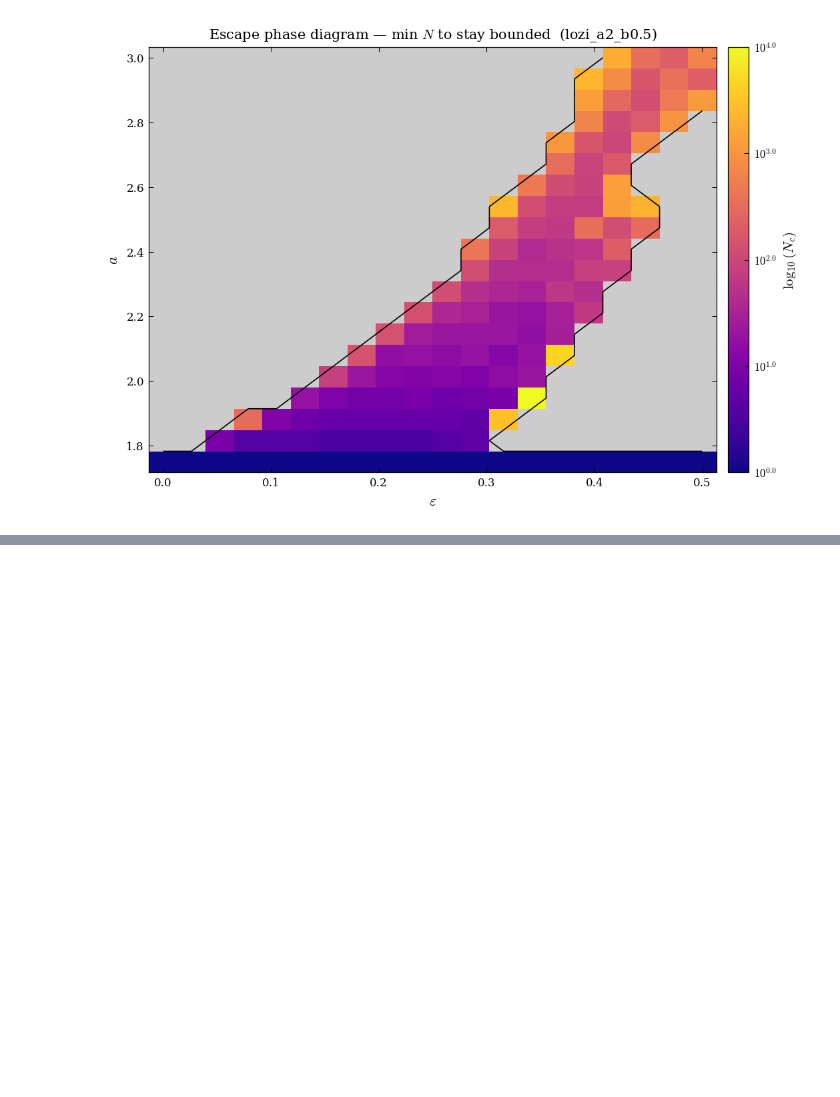
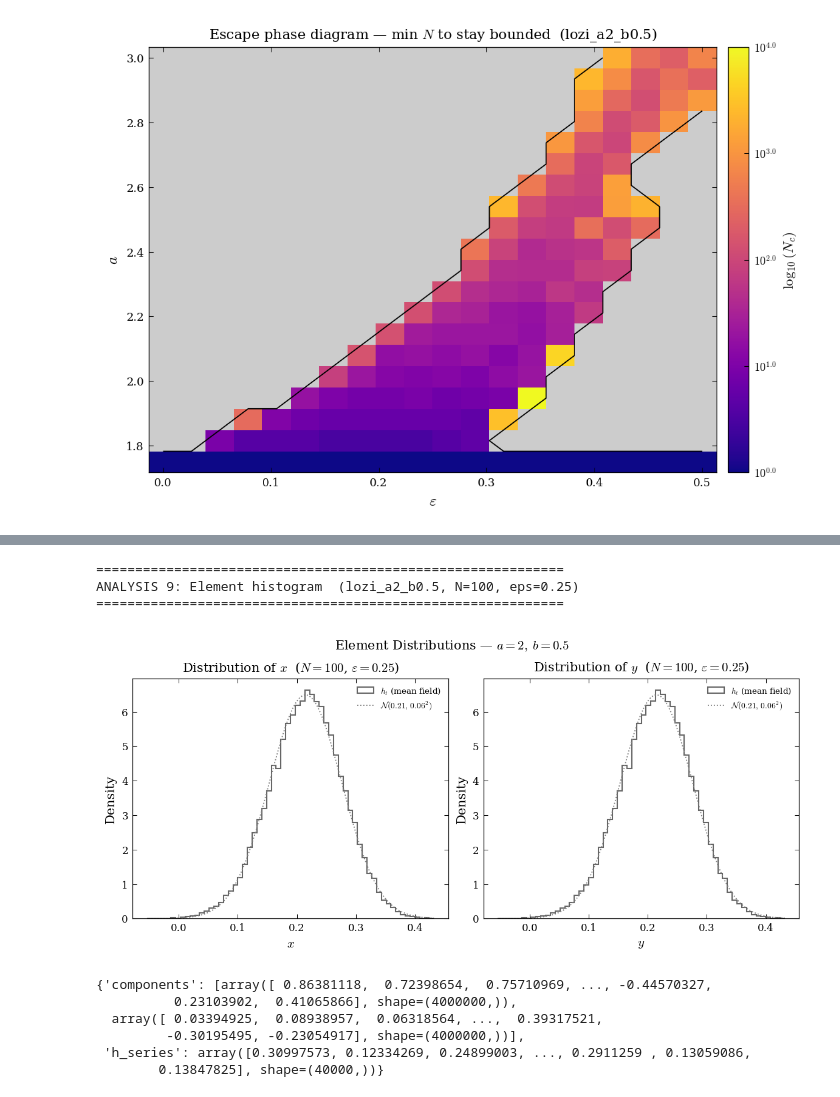
Before and after one commit to DaNameless/sophrosyne, a Jupyter notebook: code/notebooks/lozi.ipynb, the cells around one changed output, grey strips where cells are left out. Saved outputs shown, nothing was run; the diff lists cells and outputs as text; code cells hidden in the pictures; blank space fills up the shorter version.

```diff
--- a/code/notebooks/lozi.ipynb
+++ b/code/notebooks/lozi.ipynb
@@ -204,0 +252,27 @@ ANALYSIS 8: Escape phase diagram  (lozi_a2_b0.5)
+# %%
+sys_lozi = CoupledMapLattice.from_lozi(a=2, b=0.5)
+
+
+# ── Element histogram ─────────────────────────────────────────────────────
+sys_lozi.analysis_element_histogram(
+    N            = 100,
+    eps          = 0.25,
+    T_total      = 50_000,
+    T_transient  = 10_000,
+    show         = True,
+    gaussian_fit = 'mean',
+    plot_elements=False,
+    plot_mean_field=True,
+
+)
+# %% [output]
+============================================================
+ANALYSIS 9: Element histogram  (lozi_a2_b0.5, N=100, eps=0.25)
+============================================================
+[figure, added]
+{'components': [array([ 0.86381118,  0.72398654,  0.75710969, ..., -0.44570327,
+          0.23103902,  0.41065866], shape=(4000000,)),
+  array([ 0.03394925,  0.08938957,  0.06318564, ...,  0.39317521,
+         -0.30195495, -0.23054917], shape=(4000000,))],
+ 'h_series': array([0.30997573, 0.12334269, 0.24899003, ..., 0.2911259 , 0.13059086,
+        0.13847825], shape=(40000,))}
```
Also changed, not shown: parts of 5 cells of this notebook, 5 other files.
